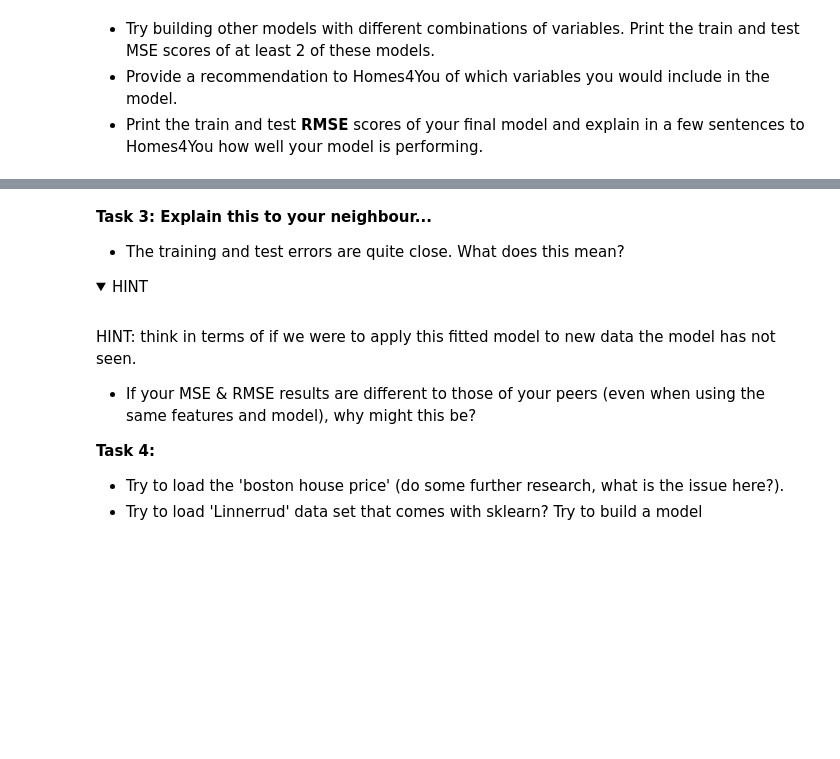
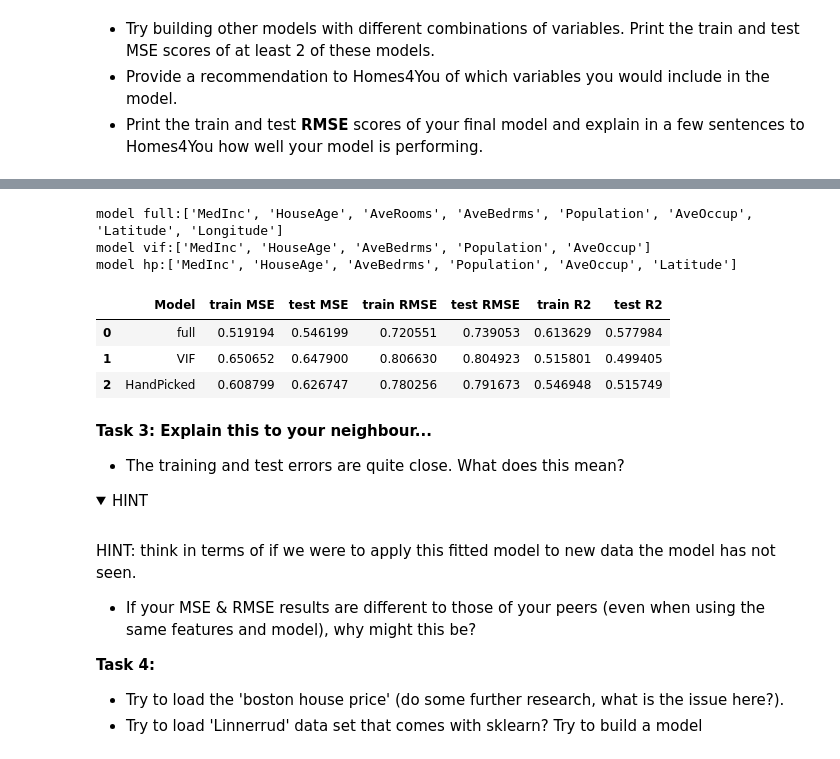
Before and after one commit to thomasmari/DataS3PG, a Jupyter notebook: module/8.Stats/Regression_lineaire_4/Notebooks/02b-LinearRegressionForPrediction.ipynb, the cells around one changed output, grey strips where cells are left out. Cells and saved outputs as stored; diff of their text form; code cells hidden in the pictures; folded sections open; blank space fills up the shorter version.

```diff
--- a/module/8.Stats/Regression_lineaire_4/Notebooks/02b-LinearRegressionForPrediction.ipynb
+++ b/module/8.Stats/Regression_lineaire_4/Notebooks/02b-LinearRegressionForPrediction.ipynb
@@ -478,3 +515,49 @@ NameError: name 'test' is not defined
+# %%
+#input
+hp_vars = ['MedInc', 'HouseAge', 'AveRooms', 'AveBedrms', 'Population', 'AveOccup','Latitude', 'Longitude']
+#Training model and score
+from sklearn.linear_model import LinearRegression
+X_full_train = X_train
+X_vif_train = X_train.loc[:,variables_vif.columns]
+X_hp_train = X_train.loc[:,hp_vars]
+X_full_test = X_test
+X_vif_test = X_test.loc[:,variables_vif.columns]
+X_hp_test = X_test.loc[:,hp_vars]
+#'MedInc', 'HouseAge', 'AveRooms', 'AveBedrms', 'Population', 'AveOccup','Latitude', 'Longitude'
+# fit model to training data
+model_full,model_vif,model_hp = LinearRegression(),LinearRegression(),LinearRegression()
+model_full.fit(X_train, y_train)
+model_vif.fit(X_vif_train, y_train)
+model_hp.fit(X_hp_train, y_train)
+# predict y values for testing data set
+y_pred_test = model_full.predict(X_test)
+y_pred_train = model_full.predict(X_train)
+y_pred_test_vif = model_vif.predict(X_vif_test)
+y_pred_train_vif = model_vif.predict(X_vif_train)
+y_pred_test_hp = model_hp.predict(X_hp_test)
+y_pred_train_hp = model_hp.predict(X_hp_train)
+# evaluate MSE
+print(f'model full:{list(X.columns)}')
+print(f'model vif:{list(variables_vif.columns)}')
+print(f'model hp:{list(variables_hp.columns)}')
+
+RMSE_score = pd.DataFrame()
+RMSE_score['Model'] = ['full','VIF','HandPicked']
+RMSE_score['train MSE'] = [mean_squared_error(y_train, y2) for y2 in [y_pred_train,y_pred_train_vif,y_pred_train_hp]]
+RMSE_score['test MSE'] = [mean_squared_error(y_test, y2) for y2 in [y_pred_test,y_pred_test_vif,y_pred_test_hp]]
+RMSE_score['train RMSE'] = [root_mean_squared_error(y_train, y2) for y2 in [y_pred_train,y_pred_train_vif,y_pred_train_hp]]
+RMSE_score['test RMSE'] = [root_mean_squared_error(y_test, y2) for y2 in [y_pred_test,y_pred_test_vif,y_pred_test_hp]]
+RMSE_score['train R2'] = [r2_score(y_train, y2) for y2 in [y_pred_train,y_pred_train_vif,y_pred_train_hp]]
+RMSE_score['test R2'] = [r2_score(y_test, y2) for y2 in [y_pred_test,y_pred_test_vif,y_pred_test_hp]]
+RMSE_score
+# %% [output]
+model full:['MedInc', 'HouseAge', 'AveRooms', 'AveBedrms', 'Population', 'AveOccup', 'Latitude', 'Longitude']
+model vif:['MedInc', 'HouseAge', 'AveBedrms', 'Population', 'AveOccup']
+model hp:['MedInc', 'HouseAge', 'AveBedrms', 'Population', 'AveOccup', 'Latitude']
+|  | Model | train MSE | test MSE | train RMSE | test RMSE | train R2 | test R2 |
+| 0 | full | 0.519194 | 0.546199 | 0.720551 | 0.739053 | 0.613629 | 0.577984 |
+| 1 | VIF | 0.650652 | 0.647900 | 0.806630 | 0.804923 | 0.515801 | 0.499405 |
+| 2 | HandPicked | 0.608799 | 0.626747 | 0.780256 | 0.791673 | 0.546948 | 0.515749 |
 # %% [markdown]
 **Task 3: Explain this to your neighbour...**
 * The training and test errors are quite close. What does this mean?
```
Also changed, not shown: parts of 4 cells of this notebook.
